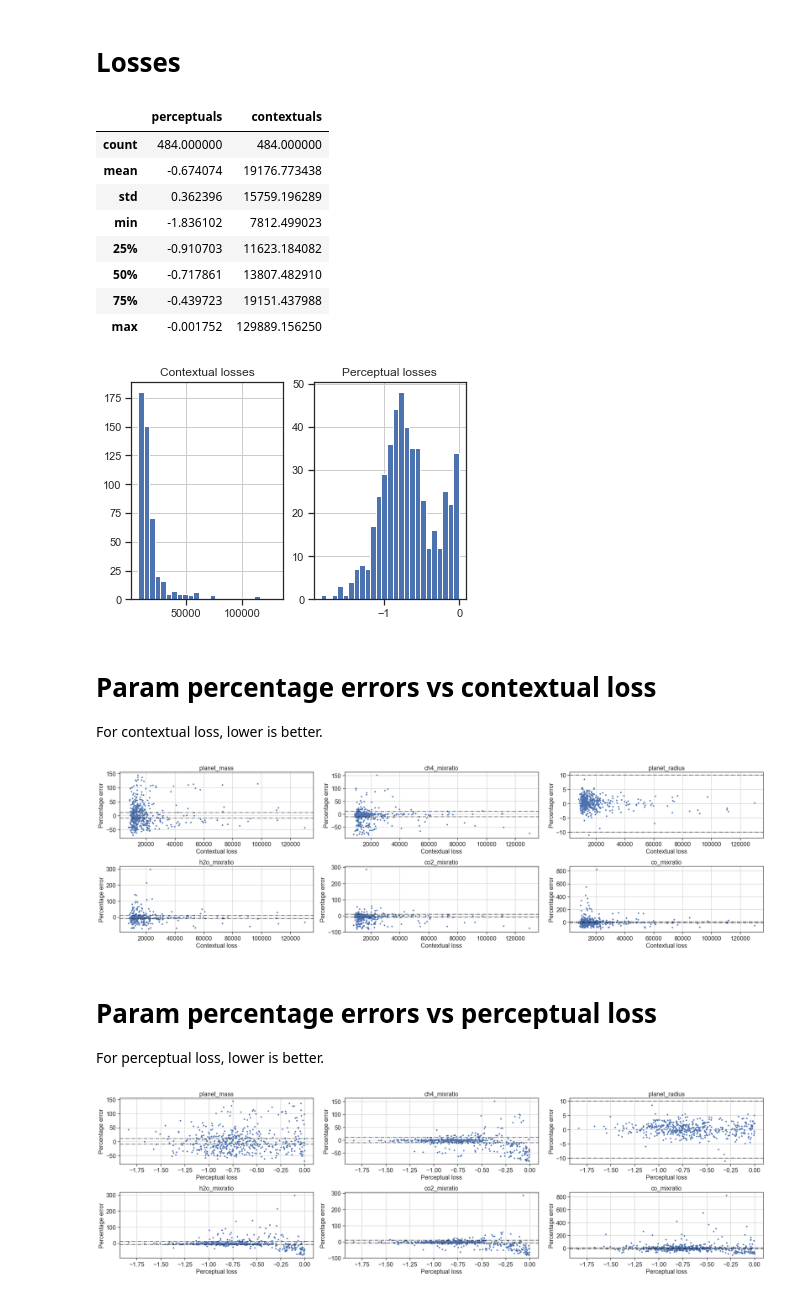
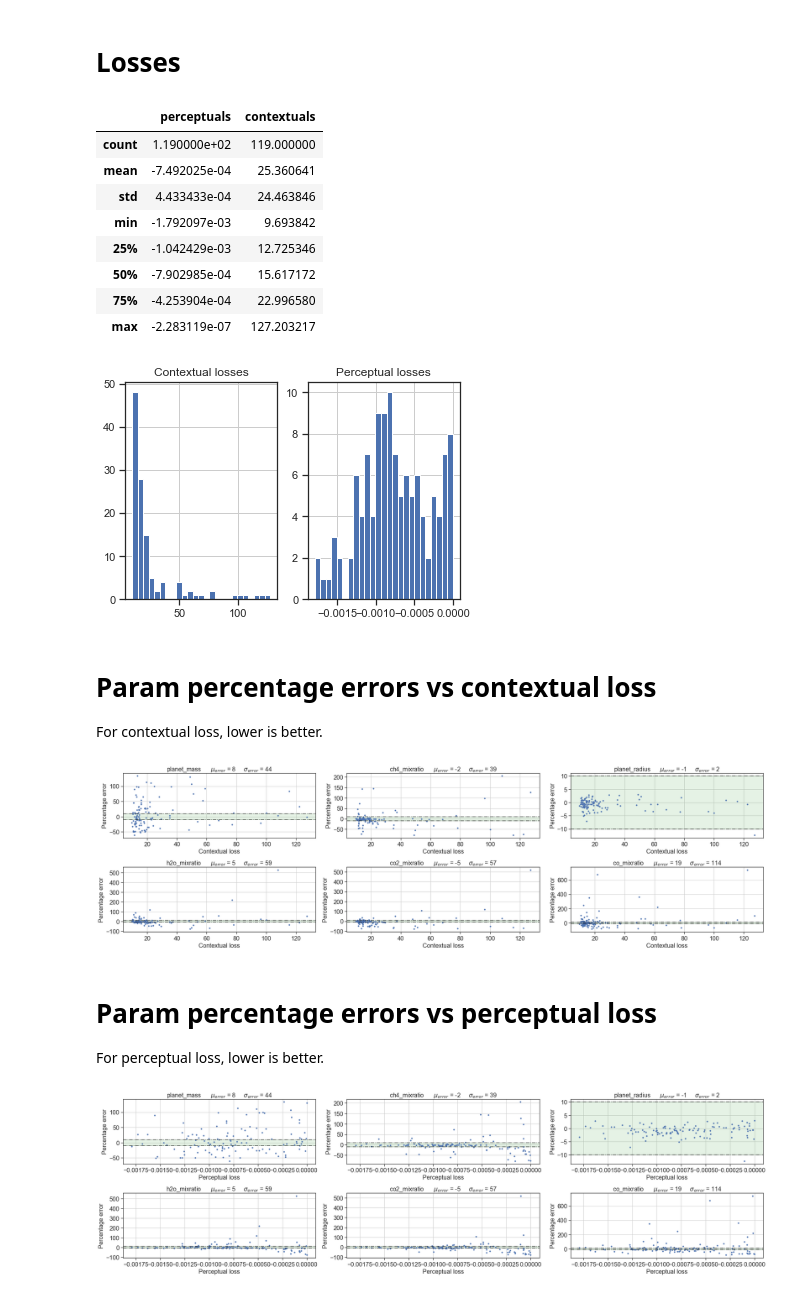
Before and after one commit to deKeijzer/SRON-DCGAN, a Jupyter notebook: notebooks/error analysis.ipynb, the cells around one changed output. Cells and saved outputs as stored; diff of their text form; code cells hidden in the pictures.

Commit message:
Error plots updated.

```diff
--- a/notebooks/error analysis.ipynb
+++ b/notebooks/error analysis.ipynb
@@ -23,7 +23,7 @@ sns.set(style='ticks')
 # %% [markdown]
 # load inpainting data from the inpainting notebook(s)
 # %%
-general_name = 'hhs_0_5000_1_new_*' # general filename, e.g. 'test' for test_reals.npy, test_inpainteds.npy... etc.
+general_name = 'debug' # general filename, e.g. 'test' for test_reals.npy, test_inpainteds.npy... etc.
 
 # get the file paths of the result files
 reals = glob('gan_data//val_errors//'+general_name+'_reals.npy')
@@ -355,13 +358,15 @@ for i,param in enumerate(params):
 
     plt.axhline(y=10,  color='black', linestyle='-.', alpha=0.7, label='10%')
     plt.axhline(y=-10,  color='black', linestyle='-.', alpha=0.7)
+    plt.axhspan(10, -10, alpha=0.1, color='green')
 
     """layout"""""
     plt.xticks(fontsize=fontsize)
     plt.yticks(fontsize=fontsize)
 
     plt.grid()
-    plt.title(param, fontsize=fontsize)
+    title_text = r'%s      $\mu_{error}$ = %.0f     $\sigma_{error}$ = %.0f' % (param, df[param+'_error'].mean(), df[param+'_error'].std())
+    plt.title(title_text, fontsize=fontsize)
     plt.xlabel('Unique value', fontsize=fontsize)
     plt.ylabel(r'1$\sigma$', fontsize=fontsize)
     plt.tight_layout()
@@ -383,14 +388,14 @@ array([-6.44444454, -1.        , -4.88888889, -8.        , -4.11111111,
 df[['perceptuals', 'contextuals']].describe()
 # %% [output]
 |  | perceptuals | contextuals |
-| count | 484.000000 | 484.000000 |
-| mean | -0.674074 | 19176.773438 |
-| std | 0.362396 | 15759.196289 |
-| min | -1.836102 | 7812.499023 |
-| 25% | -0.910703 | 11623.184082 |
-| 50% | -0.717861 | 13807.482910 |
-| 75% | -0.439723 | 19151.437988 |
-| max | -0.001752 | 129889.156250 |
+| count | 1.190000e+02 | 119.000000 |
+| mean | -7.492025e-04 | 25.360641 |
+| std | 4.433433e-04 | 24.463846 |
+| min | -1.792097e-03 | 9.693842 |
+| 25% | -1.042429e-03 | 12.725346 |
+| 50% | -7.902985e-04 | 15.617172 |
+| 75% | -4.253904e-04 | 22.996580 |
+| max | -2.283119e-07 | 127.203217 |
 # %%
 plt.subplot(1,2,1)
 plt.hist(df.contextuals, bins=25)
@@ -402,7 +407,7 @@ plt.hist(df.perceptuals, bins=25)
 plt.title('Perceptual losses')
 plt.grid()
 # %% [output]
-[figure, old version]
+[figure, new version]
 # %% [markdown]
 # Param percentage errors vs contextual loss
 For contextual loss, lower is better.
@@ -415,6 +420,7 @@ for i,param in enumerate(params):
 
     plt.axhline(y=10,  color='black', linestyle='-.', alpha=0.7, label='10%')
     plt.axhline(y=-10,  color='black', linestyle='-.', alpha=0.7)
+    plt.axhspan(10, -10, alpha=0.1, color='green')
 
     """layout"""""
     plt.xticks(fontsize=fontsize)
@@ -423,34 +429,37 @@ for i,param in enumerate(params):
     #plt.ylim((-100,100))
 
     plt.grid()
-    plt.title(param, fontsize=fontsize)
+    title_text = r'%s      $\mu_{error}$ = %.0f     $\sigma_{error}$ = %.0f' % (param, df[param+'_error'].mean(), df[param+'_error'].std())
+    plt.title(title_text, fontsize=fontsize)
     plt.xlabel('Contextual loss', fontsize=fontsize)
     plt.ylabel(r'Percentage error', fontsize=fontsize)
     #plt.legend()
     plt.tight_layout()
 # %% [output]
-[figure, old version]
+[figure, new version]
 # %% [markdown]
 # Param percentage errors vs perceptual loss
 For perceptual loss, lower is better.
 # %%
 plt.figure(figsize=((25,10)))
 
 for i,param in enumerate(params):
     plt.subplot(3,3,i+1)
     plt.plot(df.perceptuals, df[param+'_error'], '.')
 
     plt.axhline(y=10,  color='black', linestyle='-.', alpha=0.7, label='10%')
     plt.axhline(y=-10,  color='black', linestyle='-.', alpha=0.7)
+    plt.axhspan(10, -10, alpha=0.1, color='green')
 
     """layout"""""
     plt.xticks(fontsize=fontsize)
     plt.yticks(fontsize=fontsize)
 
     plt.grid()
-    plt.title(param, fontsize=fontsize)
+    title_text = r'%s      $\mu_{error}$ = %.0f     $\sigma_{error}$ = %.0f' % (param, df[param+'_error'].mean(), df[param+'_error'].std())
+    plt.title(title_text, fontsize=fontsize)
     plt.xlabel('Perceptual loss', fontsize=fontsize)
     plt.ylabel(r'Percentage error', fontsize=fontsize)
     plt.tight_layout()
 # %% [output]
-[figure, old version]
+[figure, new version]
```
Also changed, not shown: parts of 18 cells of this notebook, 13 other files.
